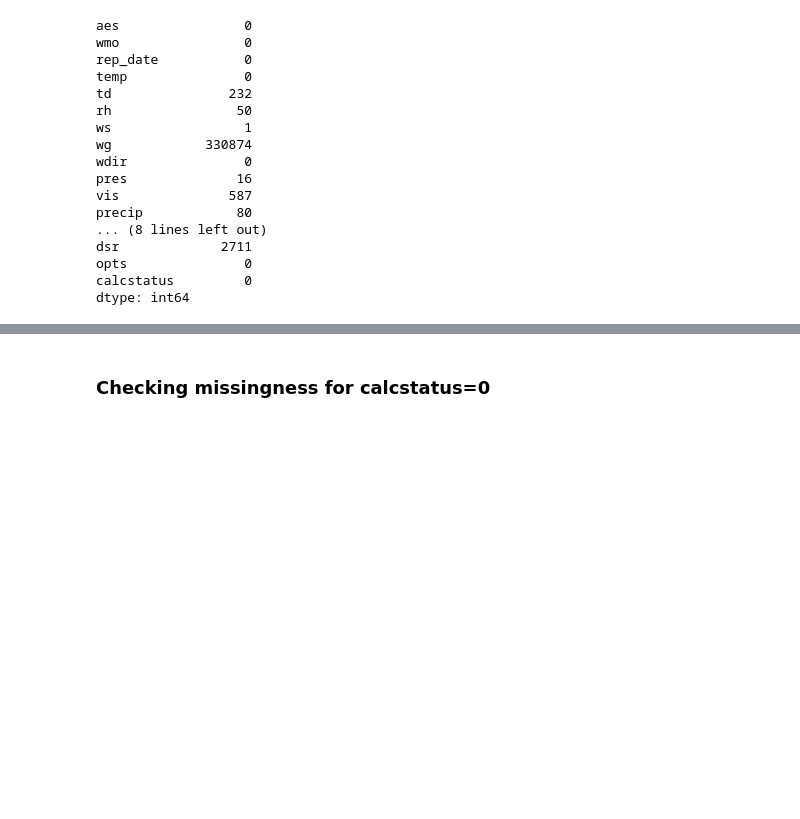
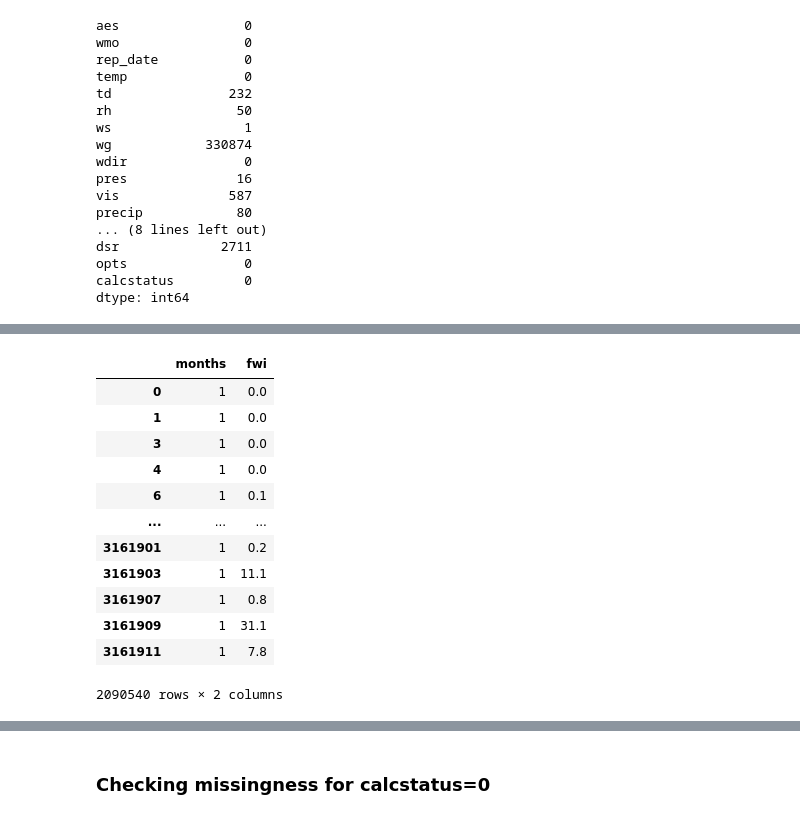
Before and after one commit to Mussab157/Wildfire-Prediction-Classification, a Jupyter notebook: notebooks/01_eda.ipynb, the cells around one changed output, grey strips where cells are left out. Cells and saved outputs as stored; diff of their text form; code cells hidden in the pictures; blank space fills up the shorter version.

```diff
--- a/notebooks/01_eda.ipynb
+++ b/notebooks/01_eda.ipynb
@@ -270,0 +314,17 @@ dtype: int64
+# %%
+df_calc1_fwi_months=df_calc1[['months', 'fwi']]
+df_calc1_fwi_months
+# %% [output]
+|  | months | fwi |
+| 0 | 1 | 0.0 |
+| 1 | 1 | 0.0 |
+| 3 | 1 | 0.0 |
+| 4 | 1 | 0.0 |
+| 6 | 1 | 0.1 |
+| ... | ... | ... |
+| 3161901 | 1 | 0.2 |
+| 3161903 | 1 | 11.1 |
+| 3161907 | 1 | 0.8 |
+| 3161909 | 1 | 31.1 |
+| 3161911 | 1 | 7.8 |
+2090540 rows × 2 columns
```
Also changed, not shown: parts of 25 cells of this notebook.
